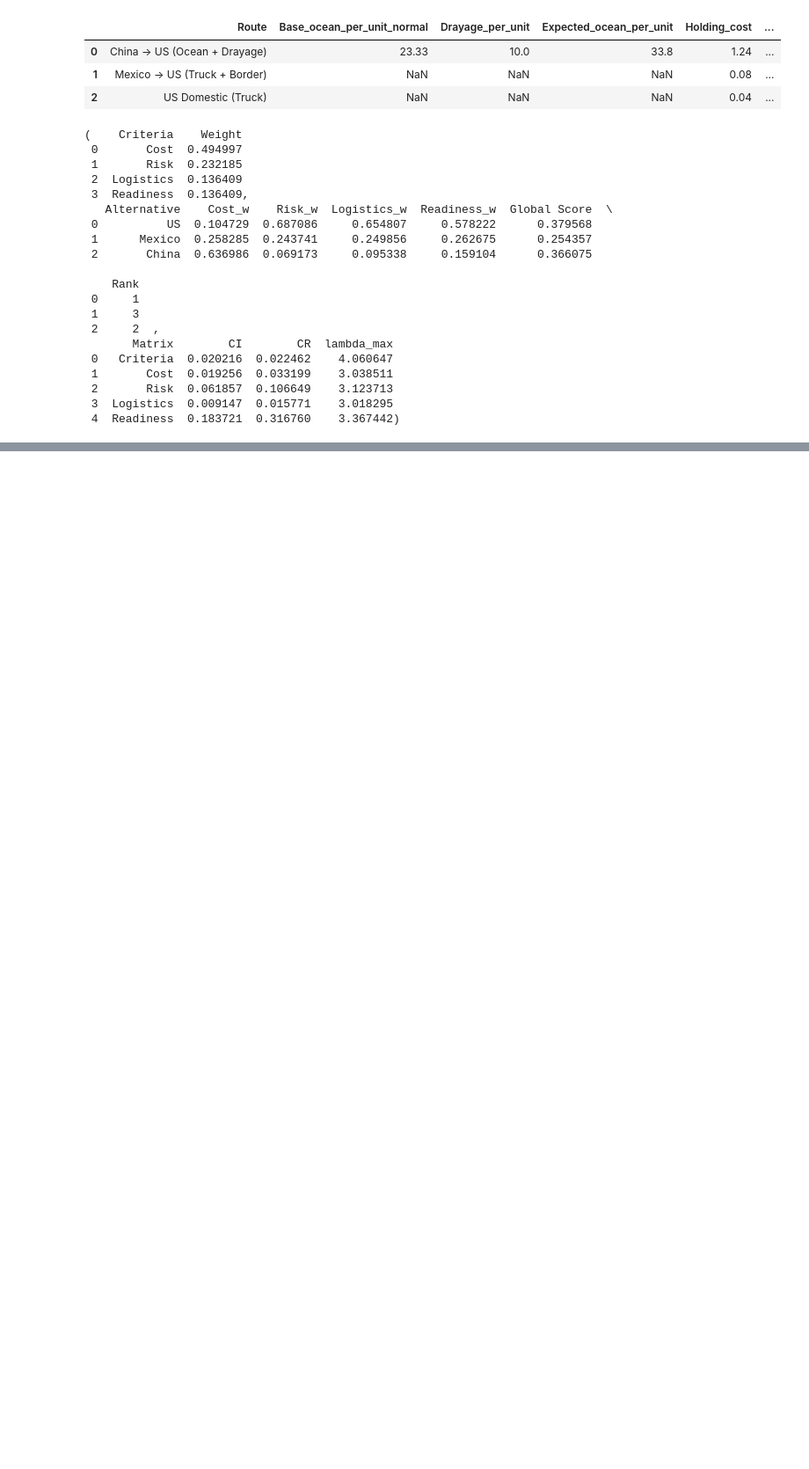
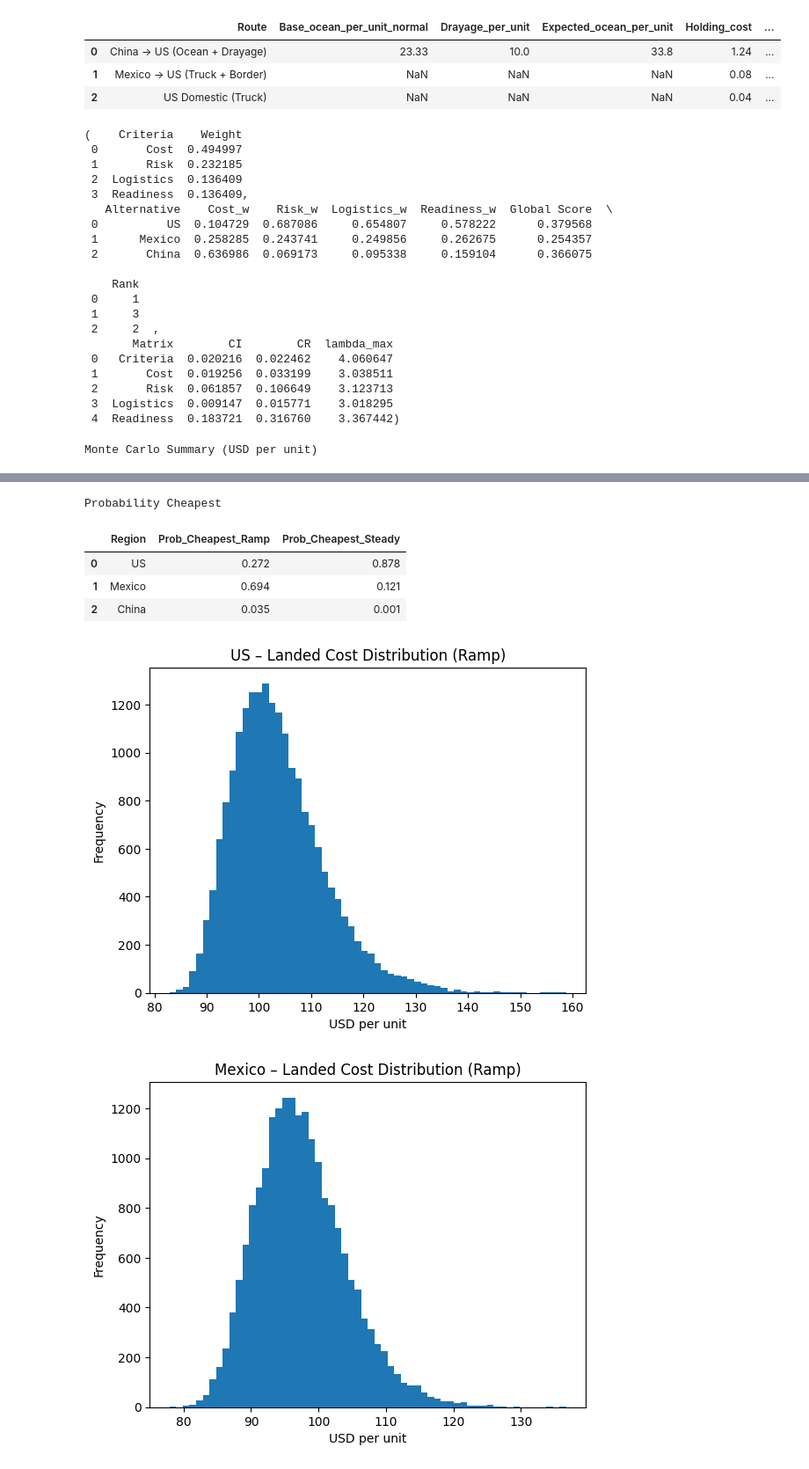
Before and after one commit to ljy03/Tesla-Case-Comp, a Jupyter notebook: tesla.ipynb, the cells around one changed output, grey strips where cells are left out. Shown: that part at 88% size. Cells and saved outputs as stored; diff of their text form; code cells hidden in the pictures; blank space fills up the shorter version.

Commit message:
Update Tesla notebook with execution counts, replace custom display functions with standard print and display, and update kernel version to Python 3.12.1.

```diff
--- a/tesla.ipynb
+++ b/tesla.ipynb
@@ -514,9 +514,10 @@ prob_df = pd.DataFrame({
 })
 
 # Display tables
-import caas_jupyter_tools
-caas_jupyter_tools.display_dataframe_to_user("Monte Carlo Summary (USD per unit)", summary.round(2))
-caas_jupyter_tools.display_dataframe_to_user("Probability Cheapest", prob_df.round(3))
+print("Monte Carlo Summary (USD per unit)")
+display(summary.round(2))
+print("\nProbability Cheapest")
+display(prob_df.round(3))
 
 # Histograms (Ramp) – separate charts, one per region (no colors set, single plots)
 plt.figure()
@@ -539,3 +540,5 @@ plt.title("China – Landed Cost Distribution (Ramp)")
 plt.xlabel("USD per unit")
 plt.ylabel("Frequency")
 plt.show()
+# %% [output]
+Monte Carlo Summary (USD per unit)
@@ -541,0 +552,7 @@ plt.show()
+Probability Cheapest
+|  | Region | Prob_Cheapest_Ramp | Prob_Cheapest_Steady |
+| 0 | US | 0.272 | 0.878 |
+| 1 | Mexico | 0.694 | 0.121 |
+| 2 | China | 0.035 | 0.001 |
+[figure, added]
+[figure, added]
```
Also changed, not shown: parts of 1 cell of this notebook.
